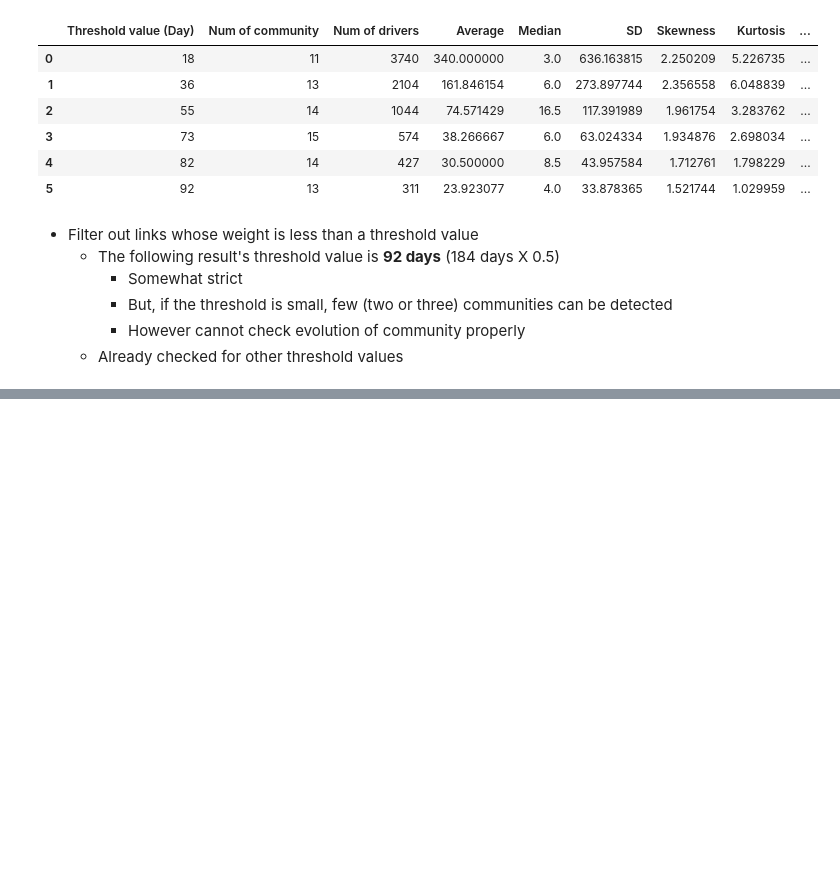
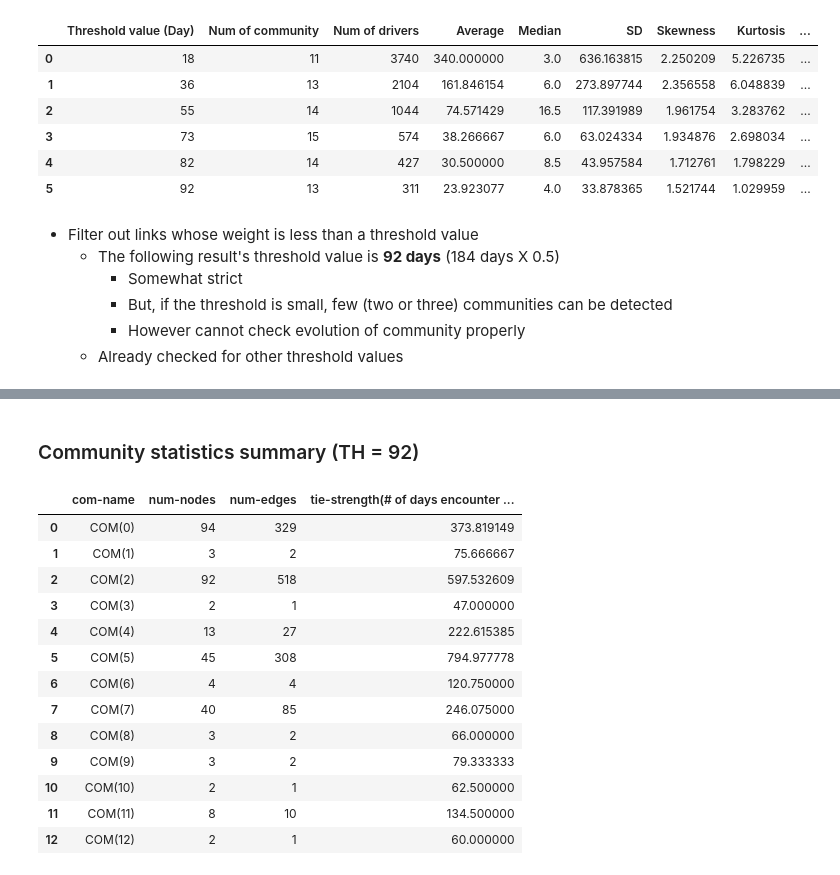
Before and after one commit to PeterGCM/taxi_projects, a Jupyter notebook: community_analysis/report/CA_report_jupyter_notebook.ipynb, the cells around one changed output, grey strips where cells are left out. Cells and saved outputs as stored; diff of their text form; code cells hidden in the pictures; blank space fills up the shorter version.

```diff
--- a/community_analysis/report/CA_report_jupyter_notebook.ipynb
+++ b/community_analysis/report/CA_report_jupyter_notebook.ipynb
@@ -132,0 +139,21 @@ df
+# %% [markdown]
+### Community statistics summary (TH = 92)
+# %%
+from community_analysis import com_dir
+df = pd.read_csv('%s/%s' % (com_dir, '2009-CD(184)-thD(92)/2009-CD(184)-thD(92)-community-summary.csv'))
+df
+# %% [output]
+|  | com-name | num-nodes | num-edges | tie-strength(# of days encounter ... |
+| 0 | COM(0) | 94 | 329 | 373.819149 |
+| 1 | COM(1) | 3 | 2 | 75.666667 |
+| 2 | COM(2) | 92 | 518 | 597.532609 |
+| 3 | COM(3) | 2 | 1 | 47.000000 |
+| 4 | COM(4) | 13 | 27 | 222.615385 |
+| 5 | COM(5) | 45 | 308 | 794.977778 |
+| 6 | COM(6) | 4 | 4 | 120.750000 |
+| 7 | COM(7) | 40 | 85 | 246.075000 |
+| 8 | COM(8) | 3 | 2 | 66.000000 |
+| 9 | COM(9) | 3 | 2 | 79.333333 |
+| 10 | COM(10) | 2 | 1 | 62.500000 |
+| 11 | COM(11) | 8 | 10 | 134.500000 |
+| 12 | COM(12) | 2 | 1 | 60.000000 |
```
Also changed, not shown: parts of 12 cells of this notebook, 6 other files.
